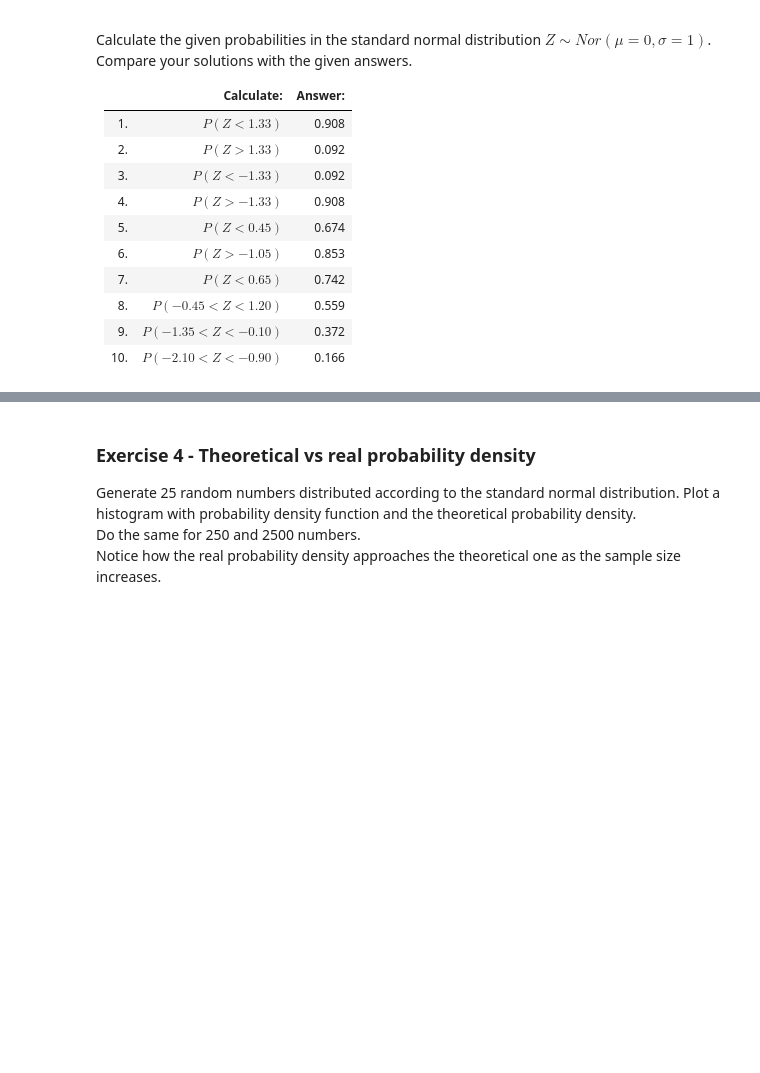
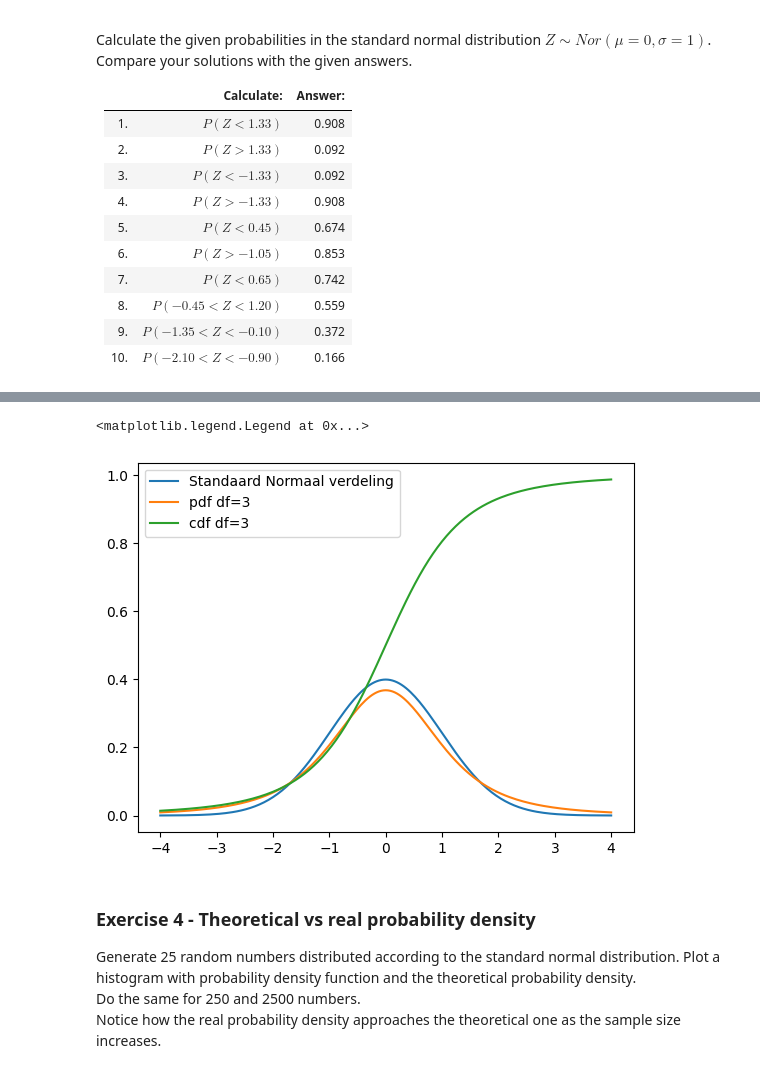
Before and after one commit to Bataklik/Data-Science-_-AI, a Jupyter notebook: 3-central-limit-testing/lab_3_01.ipynb, the cells around one changed output, grey strips where cells are left out. Saved outputs shown, nothing was run; the diff lists cells and outputs as text; code cells hidden in the pictures; blank space fills up the shorter version.

```diff
--- a/3-central-limit-testing/lab_3_01.ipynb
+++ b/3-central-limit-testing/lab_3_01.ipynb
@@ -48,6 +86,25 @@ Make a graphical plot of the probability density function and the cumulative dis
 Also make a graphical plot of the standard normal distribution, so you can compare both.
 
 ![image.png](embedded-picture-1)
+# %%
+fig, tplot = plt.subplots(1, 1)
+
+mu = 0    # Mean
+sigma = 1  # Standard deviation
+x = np.linspace(mu - 4 * sigma, mu + 4 * sigma, num=201)
+y = stats.norm.pdf(x, mu, sigma)
+plt.plot(x, y,label="Standaard Normaal verdeling")
+
+z = stats.t.pdf(x, 3)
+tplot.plot(x,z,label="pdf df=3")
+
+c = stats.t.cdf(x, 3)
+tplot.plot(x, c, label="cdf df=3")
+
+tplot.legend(loc="best")
+# %% [output]
+<matplotlib.legend.Legend at 0x...>
+[figure, added]
 # %% [markdown]
 ### Exercise 4 - Theoretical vs real probability density
 Generate 25 random numbers distributed according to the standard normal distribution. Plot a histogram with probability density function and the theoretical probability density.
```
Also changed, not shown: parts of 7 cells of this notebook, 2 other files.
